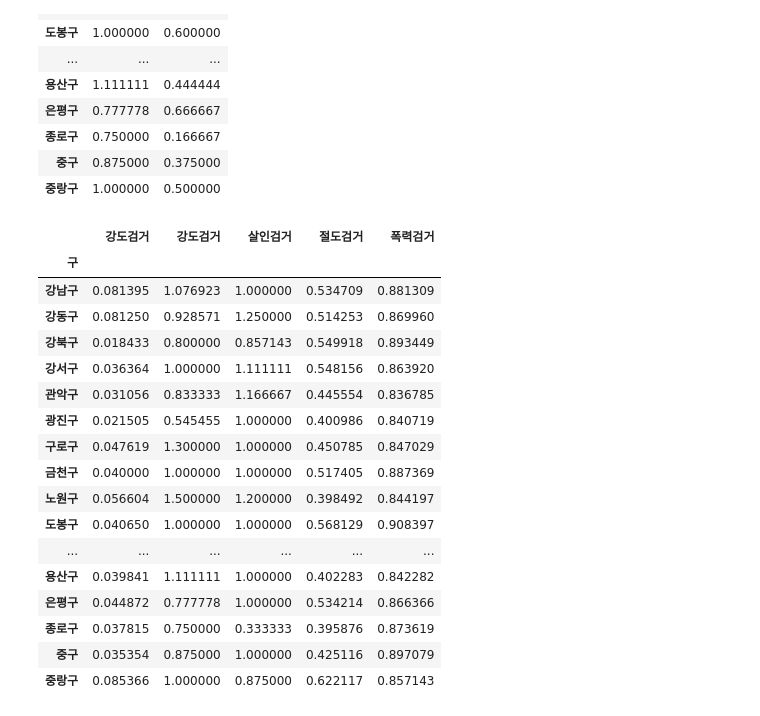
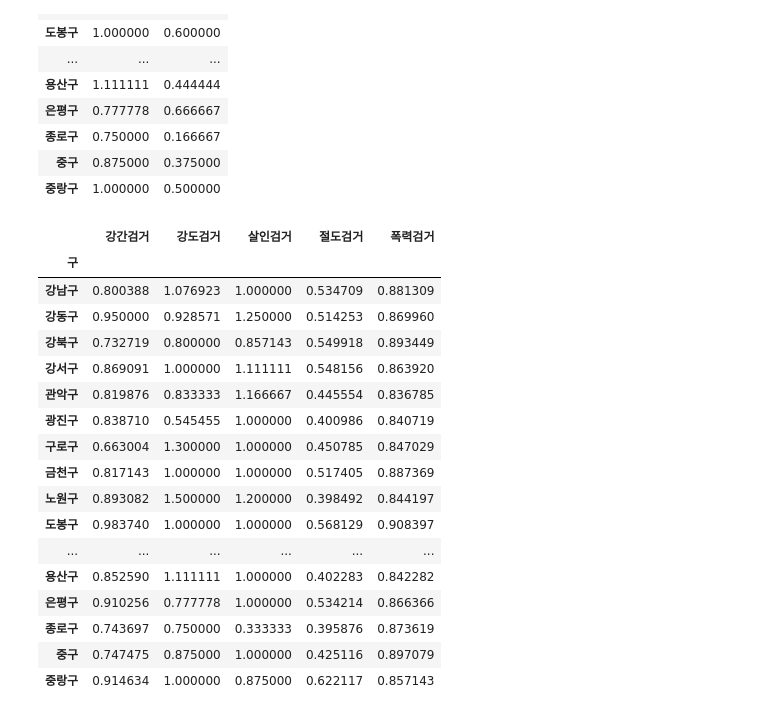
Before and after one commit to nickjw0205/Vacation_SP, a Jupyter notebook: source_code/Untitled1.ipynb, the cells around one changed output. Cells and saved outputs as stored; diff of their text form; code cells hidden in the pictures.

```diff
--- a/source_code/Untitled1.ipynb
+++ b/source_code/Untitled1.ipynb
@@ -291,26 +285,26 @@ crime_gu[['강도검거', '살인검거']].div(crime_gu['강도발생'], axis=0)
 | 중구 | 0.875000 | 0.375000 |
 | 중랑구 | 1.000000 | 0.500000 |
 # %%
-num = ['강도검거', '강도검거', '살인검거', '절도검거', '폭력검거']
+num = ['강간검거', '강도검거', '살인검거', '절도검거', '폭력검거']
 den = ['강간발생', '강도발생', '살인발생', '절도발생', '폭력발생']
 
 crime_gu[num].div(crime_gu[den].values)
 # %% [output]
-|  | 강도검거 | 강도검거 | 살인검거 | 절도검거 | 폭력검거 |
+|  | 강간검거 | 강도검거 | 살인검거 | 절도검거 | 폭력검거 |
 | 구 |  |  |  |  |  |
-| 강남구 | 0.081395 | 1.076923 | 1.000000 | 0.534709 | 0.881309 |
-| 강동구 | 0.081250 | 0.928571 | 1.250000 | 0.514253 | 0.869960 |
-| 강북구 | 0.018433 | 0.800000 | 0.857143 | 0.549918 | 0.893449 |
-| 강서구 | 0.036364 | 1.000000 | 1.111111 | 0.548156 | 0.863920 |
-| 관악구 | 0.031056 | 0.833333 | 1.166667 | 0.445554 | 0.836785 |
-| 광진구 | 0.021505 | 0.545455 | 1.000000 | 0.400986 | 0.840719 |
-| 구로구 | 0.047619 | 1.300000 | 1.000000 | 0.450785 | 0.847029 |
-| 금천구 | 0.040000 | 1.000000 | 1.000000 | 0.517405 | 0.887369 |
-| 노원구 | 0.056604 | 1.500000 | 1.200000 | 0.398492 | 0.844197 |
-| 도봉구 | 0.040650 | 1.000000 | 1.000000 | 0.568129 | 0.908397 |
+| 강남구 | 0.800388 | 1.076923 | 1.000000 | 0.534709 | 0.881309 |
+| 강동구 | 0.950000 | 0.928571 | 1.250000 | 0.514253 | 0.869960 |
+| 강북구 | 0.732719 | 0.800000 | 0.857143 | 0.549918 | 0.893449 |
+| 강서구 | 0.869091 | 1.000000 | 1.111111 | 0.548156 | 0.863920 |
+| 관악구 | 0.819876 | 0.833333 | 1.166667 | 0.445554 | 0.836785 |
+| 광진구 | 0.838710 | 0.545455 | 1.000000 | 0.400986 | 0.840719 |
+| 구로구 | 0.663004 | 1.300000 | 1.000000 | 0.450785 | 0.847029 |
+| 금천구 | 0.817143 | 1.000000 | 1.000000 | 0.517405 | 0.887369 |
+| 노원구 | 0.893082 | 1.500000 | 1.200000 | 0.398492 | 0.844197 |
+| 도봉구 | 0.983740 | 1.000000 | 1.000000 | 0.568129 | 0.908397 |
 | ... | ... | ... | ... | ... | ... |
-| 용산구 | 0.039841 | 1.111111 | 1.000000 | 0.402283 | 0.842282 |
-| 은평구 | 0.044872 | 0.777778 | 1.000000 | 0.534214 | 0.866366 |
-| 종로구 | 0.037815 | 0.750000 | 0.333333 | 0.395876 | 0.873619 |
-| 중구 | 0.035354 | 0.875000 | 1.000000 | 0.425116 | 0.897079 |
-| 중랑구 | 0.085366 | 1.000000 | 0.875000 | 0.622117 | 0.857143 |
+| 용산구 | 0.852590 | 1.111111 | 1.000000 | 0.402283 | 0.842282 |
+| 은평구 | 0.910256 | 0.777778 | 1.000000 | 0.534214 | 0.866366 |
+| 종로구 | 0.743697 | 0.750000 | 0.333333 | 0.395876 | 0.873619 |
+| 중구 | 0.747475 | 0.875000 | 1.000000 | 0.425116 | 0.897079 |
+| 중랑구 | 0.914634 | 1.000000 | 0.875000 | 0.622117 | 0.857143 |
```
Also changed, not shown: parts of 15 cells of this notebook.
